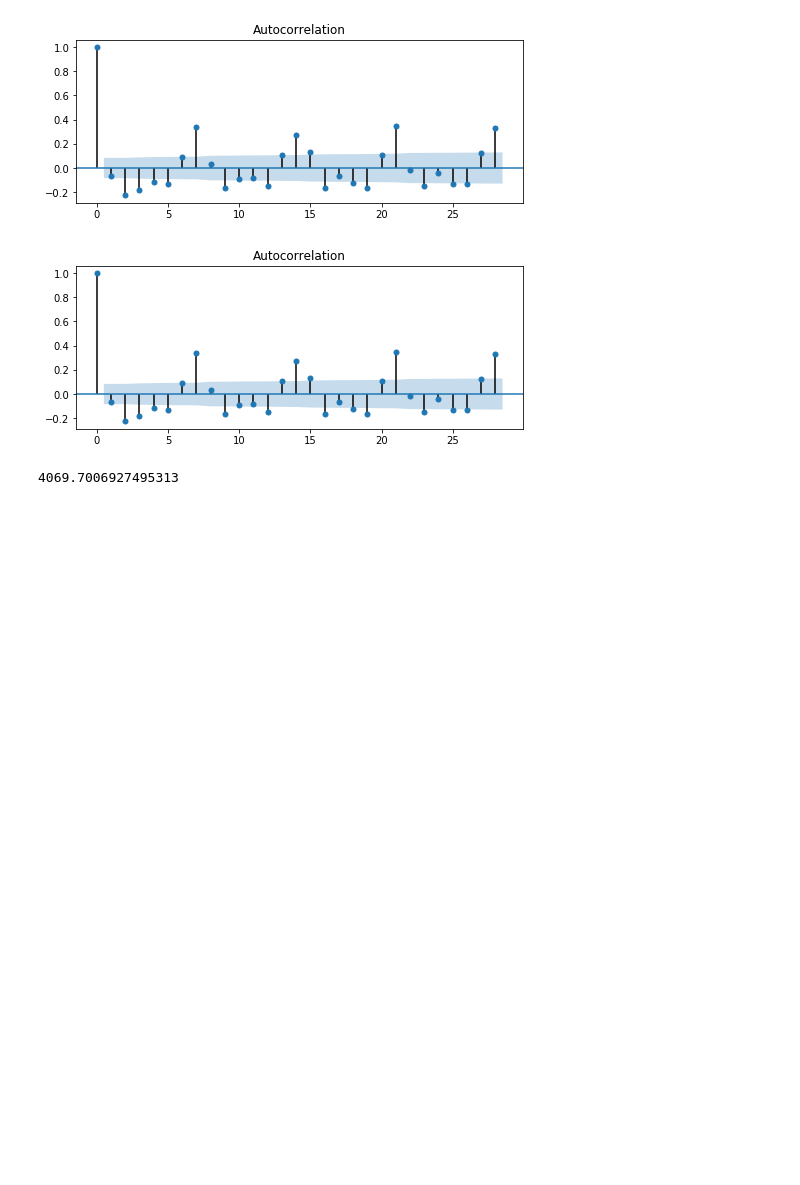
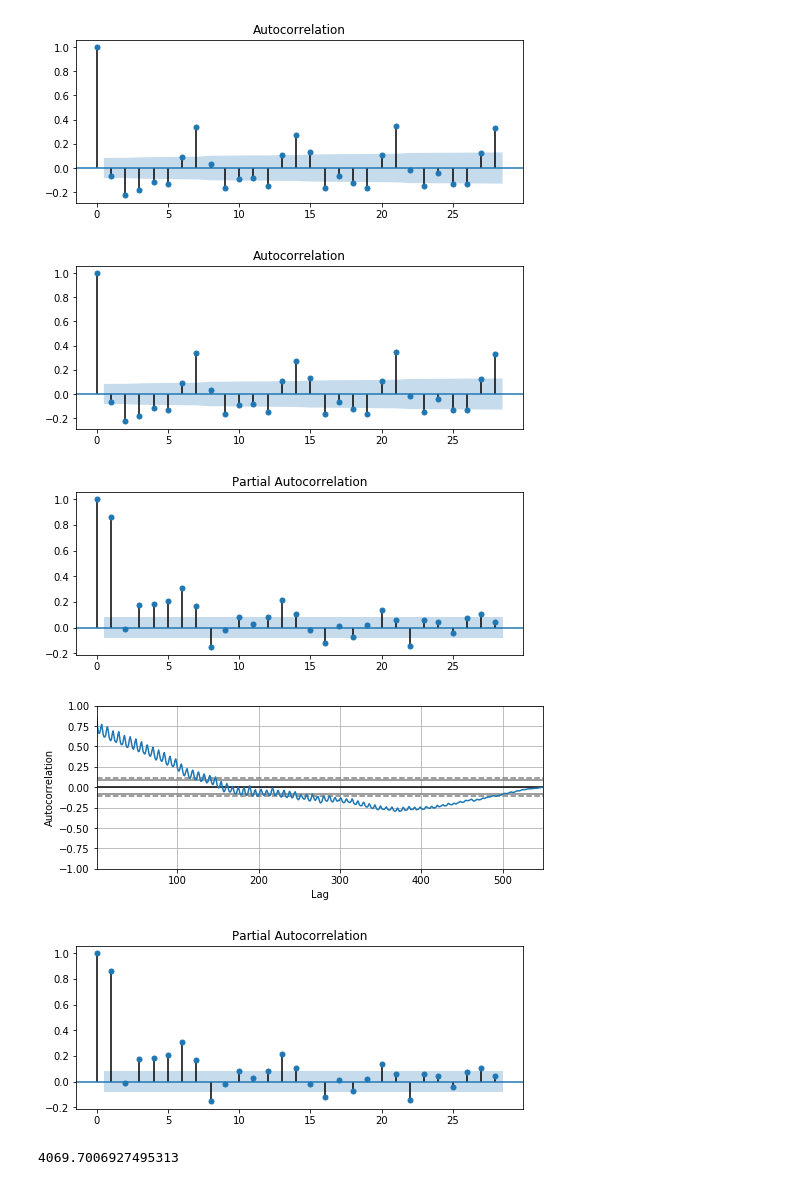
Before and after one commit to christinejiang11/personal_projects, a Jupyter notebook: Web_Traffic_Time_Series/Web_Traffic_Prediction.ipynb, the cells around one changed output. Cells and saved outputs as stored; diff of their text form; code cells hidden in the pictures; blank space fills up the shorter version.

```diff
--- a/Web_Traffic_Time_Series/Web_Traffic_Prediction.ipynb
+++ b/Web_Traffic_Time_Series/Web_Traffic_Prediction.ipynb
@@ -172,6 +211,18 @@ plot_acf(dfdiff[1:])
 # %% [output]
 [figure]
 [figure]
+# %%
+from pandas.plotting import autocorrelation_plot
+autocorrelation_plot(df)
+#p value can be
+
+from statsmodels.graphics.tsaplots import plot_pacf
+plot_pacf(df)
+#q is 2
+# %% [output]
+[figure, added]
+[figure, added]
+[figure, added]
 # %%
 train = df.iloc[0:440,:]
 test = df.iloc[441:,]
```
Also changed, not shown: parts of 5 cells of this notebook, 1 other file.
